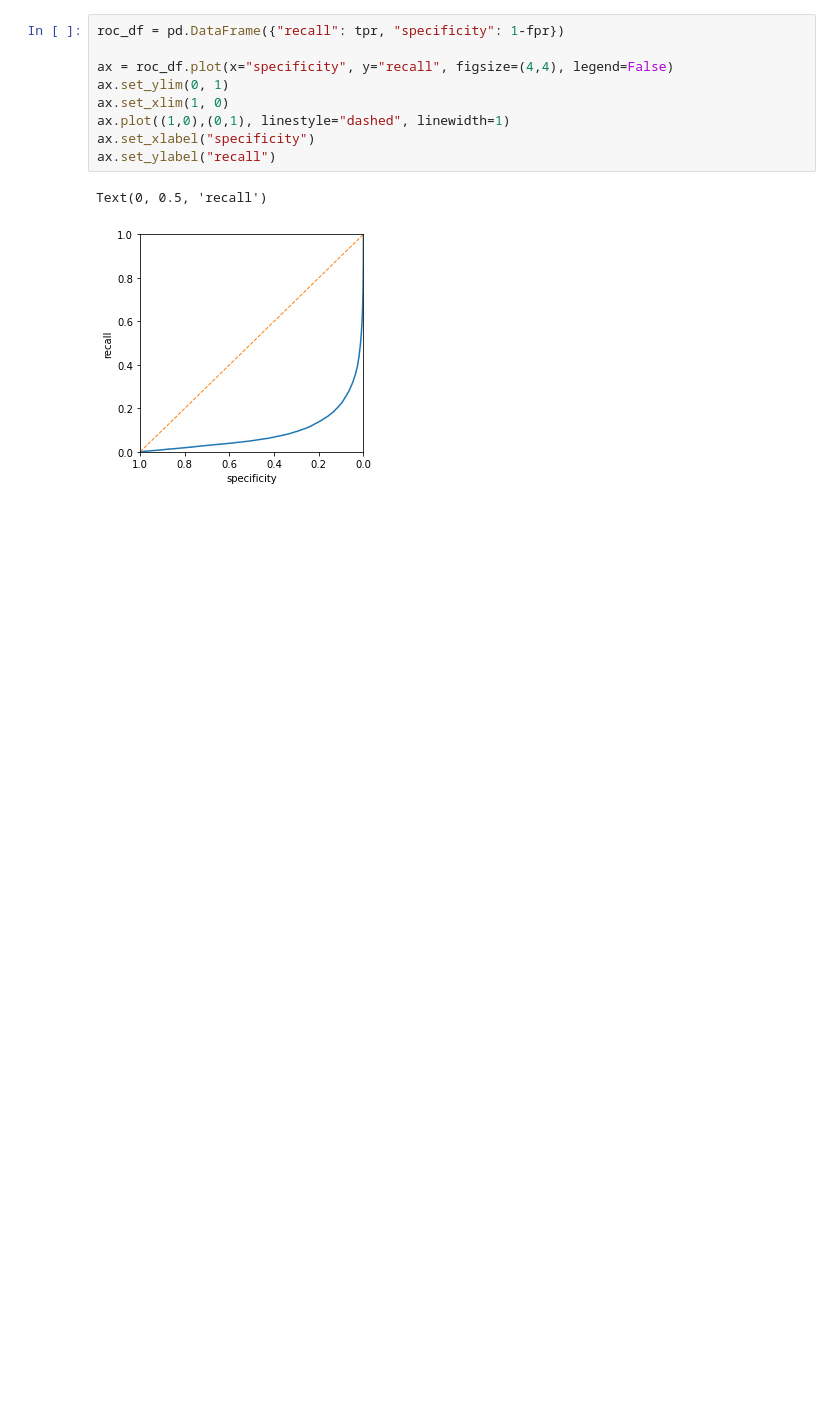
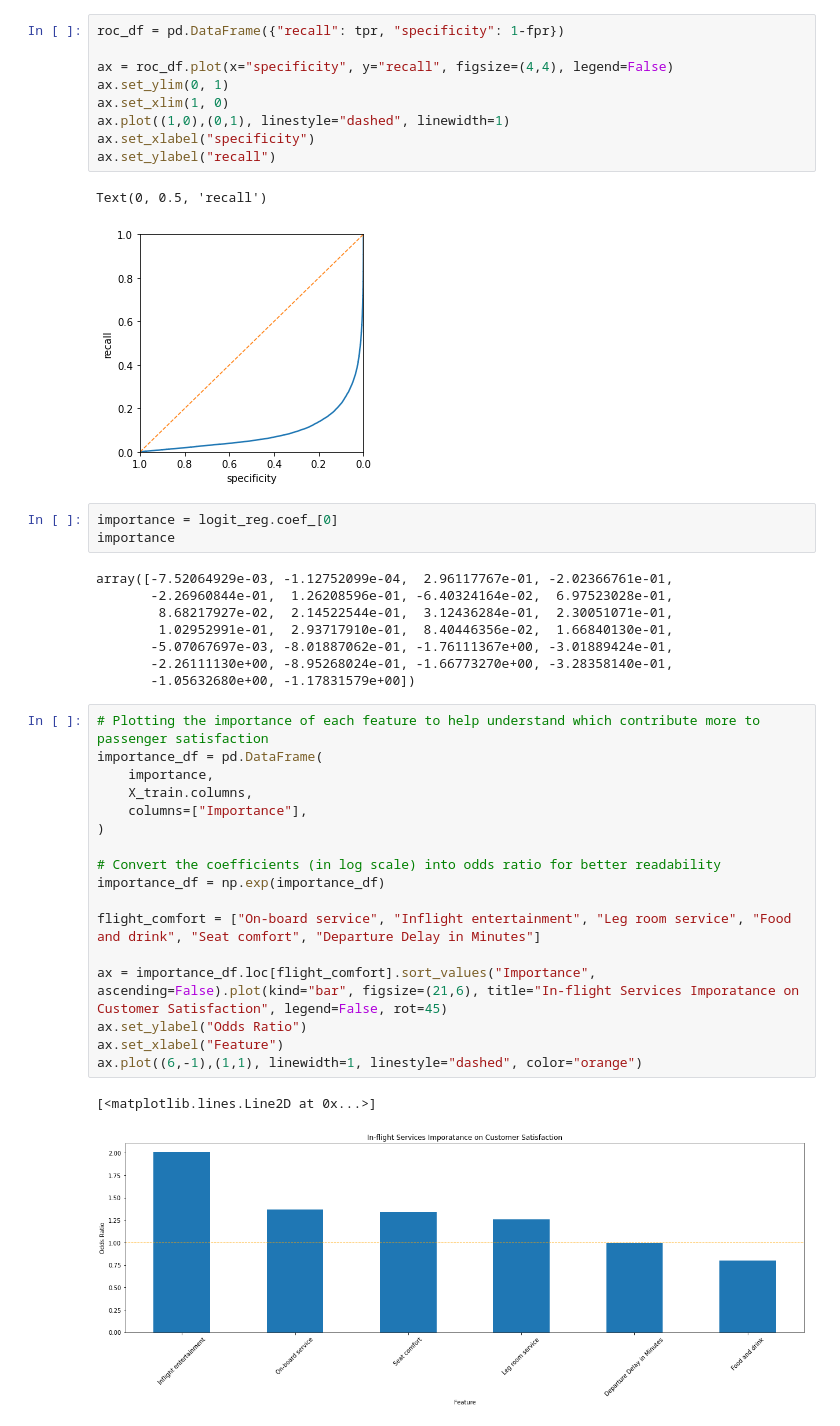
Before and after one commit to onionbloom/Data_Science_Portfolio, a Jupyter notebook: Classification/Chapter 5 - Classification.ipynb, the cells around one changed output. Cells and saved outputs as stored; diff of their text form; blank space fills up the shorter version.

Commit message:
Added Odds Ratio

```diff
--- a/Classification/Chapter 5 - Classification.ipynb
+++ b/Classification/Chapter 5 - Classification.ipynb
@@ -432,3 +432,34 @@ ax.set_ylabel("recall")
 # %% [output]
 Text(0, 0.5, 'recall')
 [figure]
+# %%
+importance = logit_reg.coef_[0]
+importance
+# %% [output]
+array([-7.52064929e-03, -1.12752099e-04,  2.96117767e-01, -2.02366761e-01,
+       -2.26960844e-01,  1.26208596e-01, -6.40324164e-02,  6.97523028e-01,
+        8.68217927e-02,  2.14522544e-01,  3.12436284e-01,  2.30051071e-01,
+        1.02952991e-01,  2.93717910e-01,  8.40446356e-02,  1.66840130e-01,
+       -5.07067697e-03, -8.01887062e-01, -1.76111367e+00, -3.01889424e-01,
+       -2.26111130e+00, -8.95268024e-01, -1.66773270e+00, -3.28358140e-01,
+       -1.05632680e+00, -1.17831579e+00])
+# %%
+# Plotting the importance of each feature to help understand which contribute more to passenger satisfaction
+importance_df = pd.DataFrame(
+    importance,
+    X_train.columns,
+    columns=["Importance"],
+)
+
+# Convert the coefficients (in log scale) into odds ratio for better readability
+importance_df = np.exp(importance_df)
+
+flight_comfort = ["On-board service", "Inflight entertainment", "Leg room service", "Food and drink", "Seat comfort", "Departure Delay in Minutes"]
+
+ax = importance_df.loc[flight_comfort].sort_values("Importance", ascending=False).plot(kind="bar", figsize=(21,6), title="In-flight Services Imporatance on Customer Satisfaction", legend=False, rot=45)
+ax.set_ylabel("Odds Ratio")
+ax.set_xlabel("Feature")
+ax.plot((6,-1),(1,1), linewidth=1, linestyle="dashed", color="orange")
+# %% [output]
+[<matplotlib.lines.Line2D at 0x...>]
+[figure, added]
```
Also changed, not shown: 4 other files.
